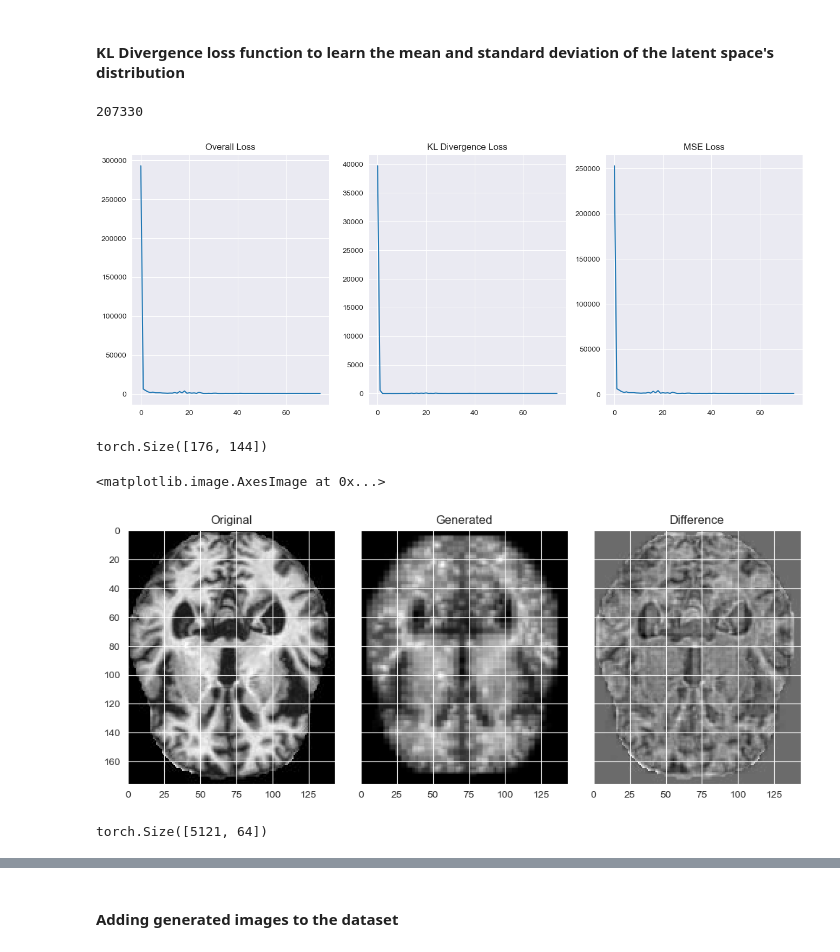
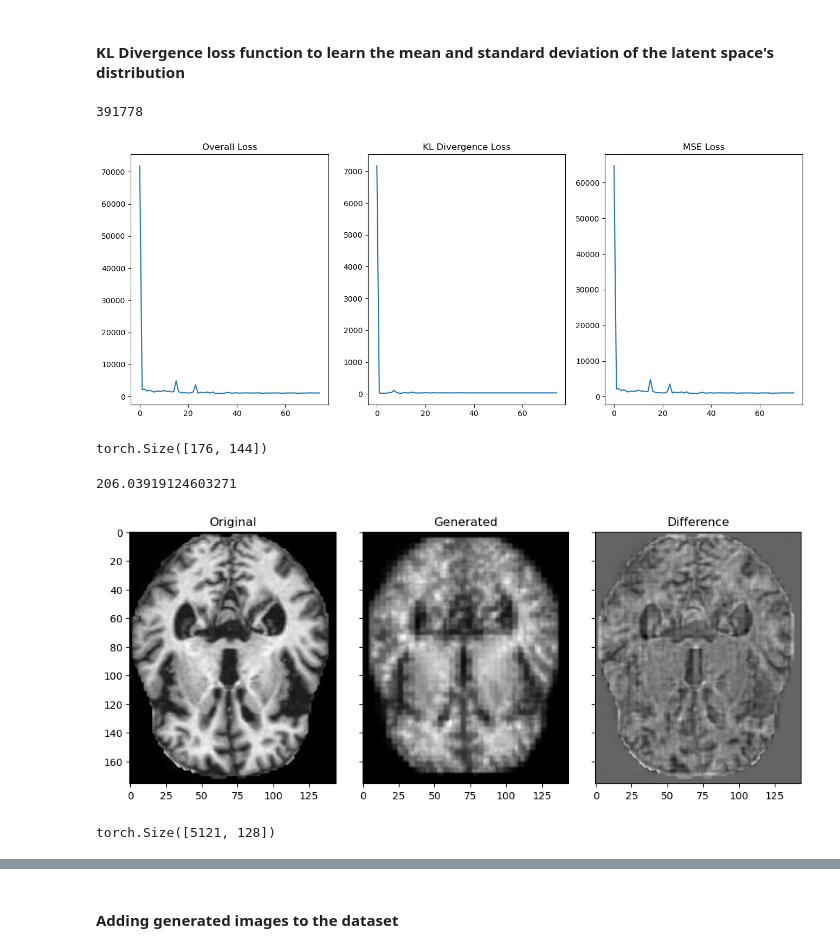
Before and after one commit to lazarovziv/ML-Pipeline, a Jupyter notebook: notebook.ipynb, the cells around one changed output, grey strips where cells are left out. Saved outputs shown, nothing was run; the diff lists cells and outputs as text; code cells hidden in the pictures.

```diff
--- a/notebook.ipynb
+++ b/notebook.ipynb
@@ -352,11 +352,11 @@ class ConvEncoder(nn.Module):
             # bias is false as we have a bias in the BN layer
             nn.Conv2d(out_channels, out_channels, kernel_size=3, padding=1, stride=1, bias=False),
             nn.BatchNorm2d(out_channels),
-            nn.ReLU(),
+            self.relu,
 #             nn.Dropout2d(0.25),
             nn.MaxPool2d(kernel_size=3, padding=1, stride=1),
             nn.BatchNorm2d(out_channels),
-            nn.ReLU()
+            self.relu
         )
 
         out_channels *= 2
@@ -365,7 +365,7 @@ class ConvEncoder(nn.Module):
         self.down_sample0 = nn.Sequential(
             nn.Conv2d(out_channels // 2, out_channels, 3, padding=1, stride=2, bias=False),
             nn.BatchNorm2d(out_channels),
-            nn.ReLU(),
+            self.relu,
 #             nn.Dropout2d(0.25),
         )
 
@@ -373,11 +373,11 @@ class ConvEncoder(nn.Module):
             # bias is false as we have a bias in the BN layer
             nn.Conv2d(out_channels, out_channels, kernel_size=3, padding=1, stride=1, bias=False),
             nn.BatchNorm2d(out_channels),
-            nn.ReLU(),
+            self.relu,
 #             nn.Dropout2d(0.25),
             nn.MaxPool2d(kernel_size=3, padding=1, stride=1),
             nn.BatchNorm2d(out_channels),
-            nn.ReLU()
+            self.relu,
         )
 
         out_channels *= 2
@@ -385,7 +385,7 @@ class ConvEncoder(nn.Module):
         self.down_sample1 = nn.Sequential(
             nn.Conv2d(out_channels // 2, out_channels, 3, padding=1, stride=2, bias=False),
             nn.BatchNorm2d(out_channels),
-            nn.ReLU(),
+            self.relu,
 #             nn.Dropout2d(0.25)
         )
 
@@ -393,11 +393,11 @@ class ConvEncoder(nn.Module):
             # bias is false as we have a bias in the BN layer
             nn.Conv2d(out_channels, out_channels, kernel_size=3, padding=1, stride=1, bias=False),
             nn.BatchNorm2d(out_channels),
-            nn.ReLU(),
+            self.relu,
 #             nn.Dropout2d(0.25),
             nn.MaxPool2d(kernel_size=3, padding=1, stride=1),
             nn.BatchNorm2d(out_channels),
-            nn.ReLU()
+            self.relu,
         )
 
         out_channels *= 2
@@ -405,7 +405,7 @@ class ConvEncoder(nn.Module):
         self.down_sample2 = nn.Sequential(
             nn.Conv2d(out_channels // 2, out_channels, 3, padding=1, stride=2, bias=False),
             nn.BatchNorm2d(out_channels),
-            nn.ReLU(),
+            self.relu,self.relu,
 #             nn.Dropout2d(0.25)
         )
 
@@ -538,12 +538,7 @@ class ConvDecoder(nn.Module):
         )
 
         self.max_indices = None
-        self.upsample = nn.UpsamplingBilinear2d(scale_factor=2)
-        self.max_pool = nn.MaxPool2d(kernel_size=(3, 3), stride=(2, 2), padding=(1, 1), return_indices=True)
         self.max_unpool = nn.MaxUnpool2d(kernel_size=(3, 3), stride=(2, 2), padding=(1, 1))
-        self.conv = nn.Conv2d(in_channels=out_channels, out_channels=out_channels,
-                              kernel_size=3, padding=1, stride=1, bias=False)
-        self.bn = nn.BatchNorm2d(out_channels)
         self.conv_transpose1 = nn.ConvTranspose2d(out_channels, 1, kernel_size=(5, 5),
                                                   stride=(2, 2), padding=(2, 2), bias=False)
         self.bn1 = nn.BatchNorm2d(1)
@@ -691,8 +686,10 @@ def train(model, optimizer, loss, epochs, regularization_lambda, dataloader, dat
         axes[2].set_title('MSE Loss')
 
     writer.flush()
+
+    return overall_losses, kl_divergence_losses, mse_losses
 # %%
-encoded_dim = 64
+encoded_dim = 128
 initial_out_channels = 4
 autoencoder = AutoEncoder(in_channels=1, encoded_dim=encoded_dim, initial_out_channels=initial_out_channels).to(device)
 encoder = autoencoder.encoder
@@ -700,6 +697,6 @@ decoder = autoencoder.decoder
 # %%
 sum(p.numel() for p in autoencoder.parameters())
 # %% [output]
-207330
+391778
 # %%
 lr = 0.008
@@ -712,19 +709,20 @@ kl_divergence_lambda = 3
 # %%
 epochs = 75
 # %%
-train(
+overall_losses, kl_divergence_losses, mse_losses = train(
     model=autoencoder,
     optimizer=optimizer,
     loss=mse,
     epochs=epochs,
     regularization_lambda=kl_divergence_lambda,
     dataloader=alzheimer_dataloader,
     dataset=alzheimer_dataset,
+
     scheduler=scheduler,
     plot=True
 )
 # %% [output]
-[figure, old version]
+[figure, new version]
 # %%
 image_to_generate = images[1]
 # getting a generated image from the original
@@ -750,9 +748,10 @@ axes[1].set_title('Generated')
 axes[1].imshow(generated_image.cpu(), cmap='gray')
 axes[2].set_title('Difference')
 axes[2].imshow(image_to_generate - generated_image.cpu().numpy(), cmap='gray')
+(image_to_generate - generated_image.cpu().numpy()).max()
 # %% [output]
-<matplotlib.image.AxesImage at 0x...>
+206.03919124603271
-[figure, old version]
+[figure, new version]
 # %%
 single_channel_images = np.expand_dims(images, axis=1)
 
@@ -762,7 +761,7 @@ with torch.no_grad():
 # %%
 encoded_images.shape
 # %% [output]
-torch.Size([5121, 64])
+torch.Size([5121, 128])
 # %%
 with torch.no_grad():
     _, _, _, decoded_images = autoencoder(torch.from_numpy(single_channel_images).to(device=device, dtype=torch.float32))
```
Also changed, not shown: parts of 18 cells of this notebook.
